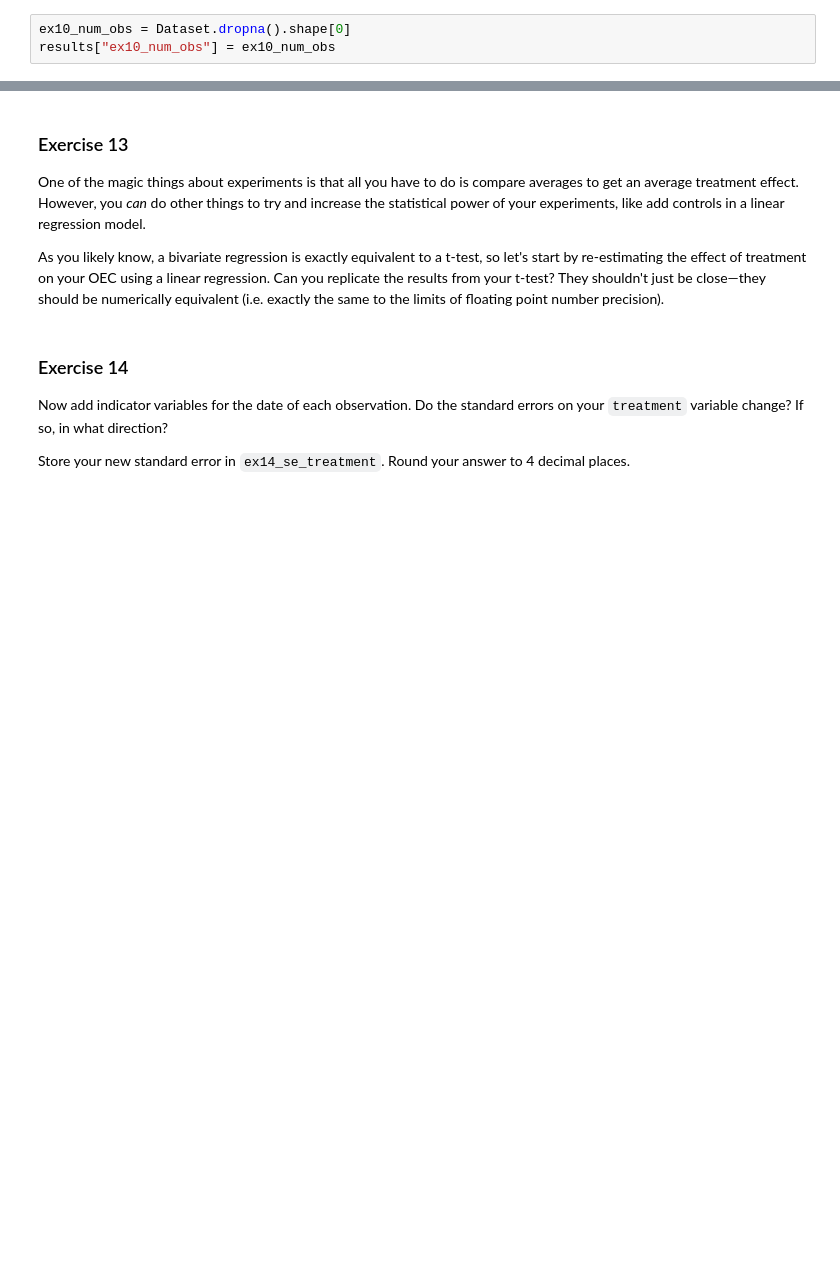
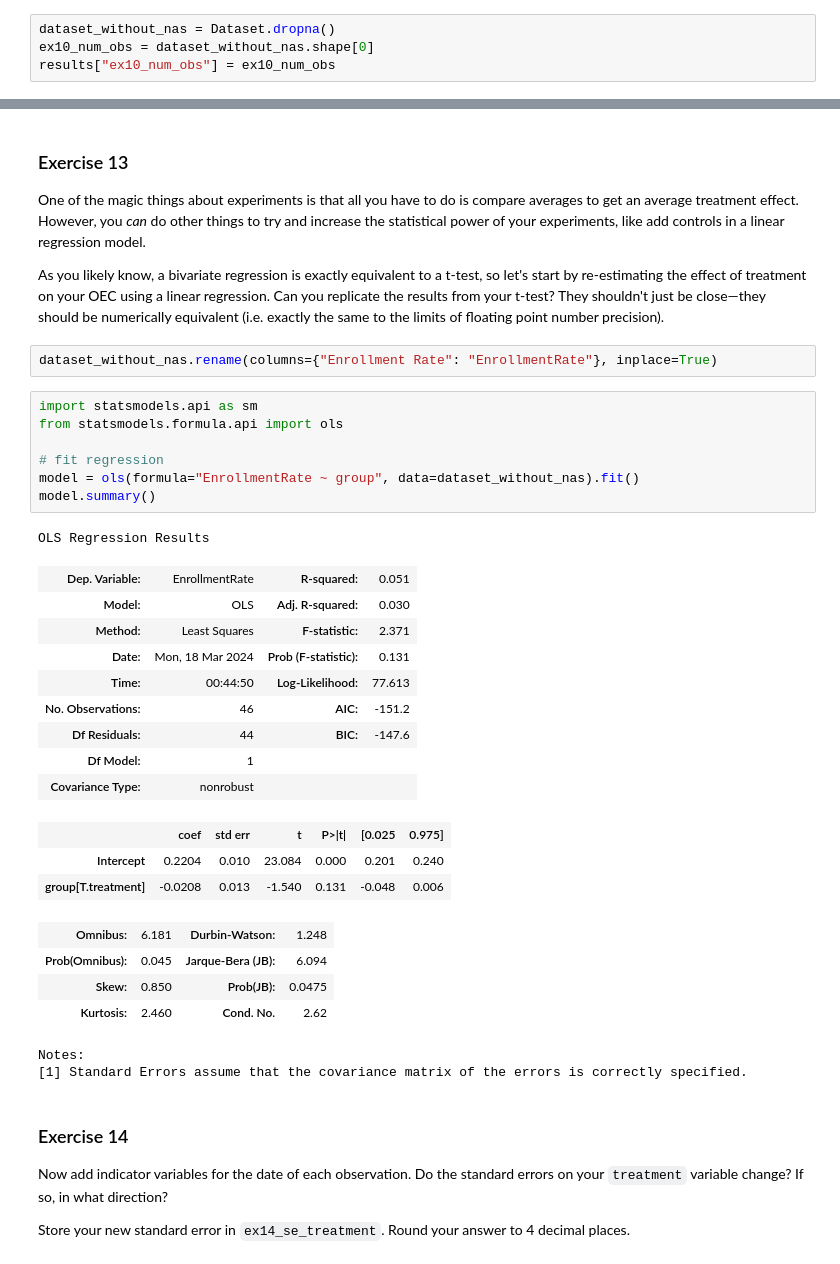
Before and after one commit to halfmoonliu/abtest_udacity, a Jupyter notebook: exercise_abtesting.ipynb, the cells around one changed output, grey strips where cells are left out. Saved outputs shown, nothing was run; the diff lists cells and outputs as text; blank space fills up the shorter version.

```diff
--- a/exercise_abtesting.ipynb
+++ b/exercise_abtesting.ipynb
@@ -341,5 +331,6 @@ Now that we've validated our randomization, our next task is to estimate our tre
 
 Store the number of observations in your data *after* you've addressed this in `ex10_num_obs` (this is mostly meant as a way to sanity check your answer with autograder).
 # %%
-ex10_num_obs = Dataset.dropna().shape[0]
+dataset_without_nas = Dataset.dropna()
+ex10_num_obs = dataset_without_nas.shape[0]
 results["ex10_num_obs"] = ex10_num_obs
@@ -364,6 +439,35 @@ As you answer this question, a small additional question: up until this point yo
 One of the magic things about experiments is that all you have to do is compare averages to get an average treatment effect. However, you *can* do other things to try and increase the statistical power of your experiments, like add controls in a linear regression model.
 
 As you likely know, a bivariate regression is exactly equivalent to a t-test, so let's start by re-estimating the effect of treatment on your OEC using a linear regression. Can you replicate the results from your t-test? They shouldn't just be close—they should be numerically equivalent (i.e. exactly the same to the limits of floating point number precision).
+# %%
+dataset_without_nas.rename(columns={"Enrollment Rate": "EnrollmentRate"}, inplace=True)
+# %%
+import statsmodels.api as sm
+from statsmodels.formula.api import ols
+
+# fit regression
+model = ols(formula="EnrollmentRate ~ group", data=dataset_without_nas).fit()
+model.summary()
+# %% [output]
+OLS Regression Results
+| Dep. Variable: | EnrollmentRate | R-squared: | 0.051 |
+| Model: | OLS | Adj. R-squared: | 0.030 |
+| Method: | Least Squares | F-statistic: | 2.371 |
+| Date: | Mon, 18 Mar 2024 | Prob (F-statistic): | 0.131 |
+| Time: | 00:44:50 | Log-Likelihood: | 77.613 |
+| No. Observations: | 46 | AIC: | -151.2 |
+| Df Residuals: | 44 | BIC: | -147.6 |
+| Df Model: | 1 |  |  |
+| Covariance Type: | nonrobust |  |  |
+|  | coef | std err | t | P>|t| | [0.025 | 0.975] |
+| Intercept | 0.2204 | 0.010 | 23.084 | 0.000 | 0.201 | 0.240 |
+| group[T.treatment] | -0.0208 | 0.013 | -1.540 | 0.131 | -0.048 | 0.006 |
+| Omnibus: | 6.181 | Durbin-Watson: | 1.248 |
+| Prob(Omnibus): | 0.045 | Jarque-Bera (JB): | 6.094 |
+| Skew: | 0.850 | Prob(JB): | 0.0475 |
+| Kurtosis: | 2.460 | Cond. No. | 2.62 |
+Notes:
+[1] Standard Errors assume that the covariance matrix of the errors is correctly specified.
 # %% [markdown]
 ### Exercise 14
 
```
Also changed, not shown: parts of 23 cells of this notebook, 1 other file.
